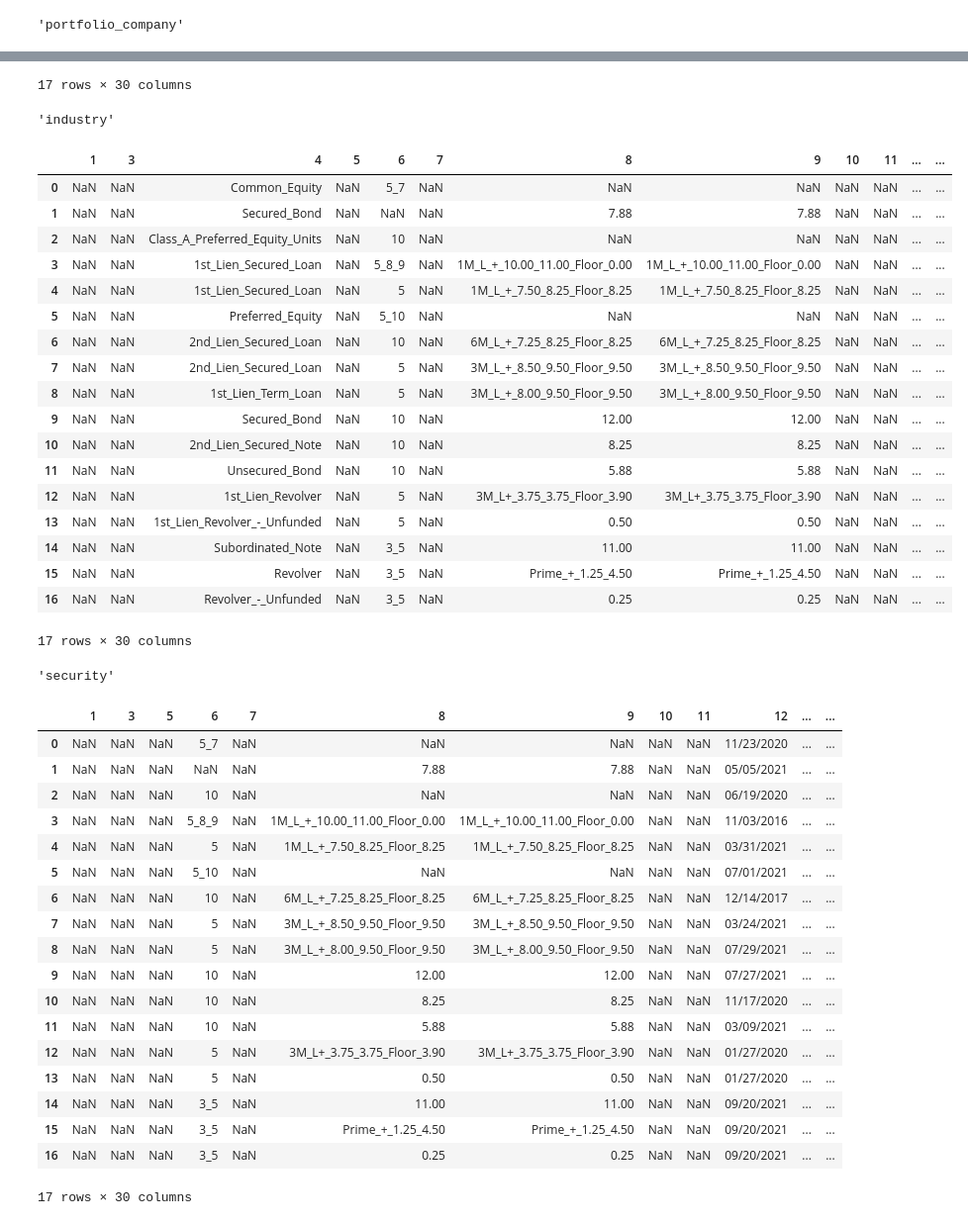
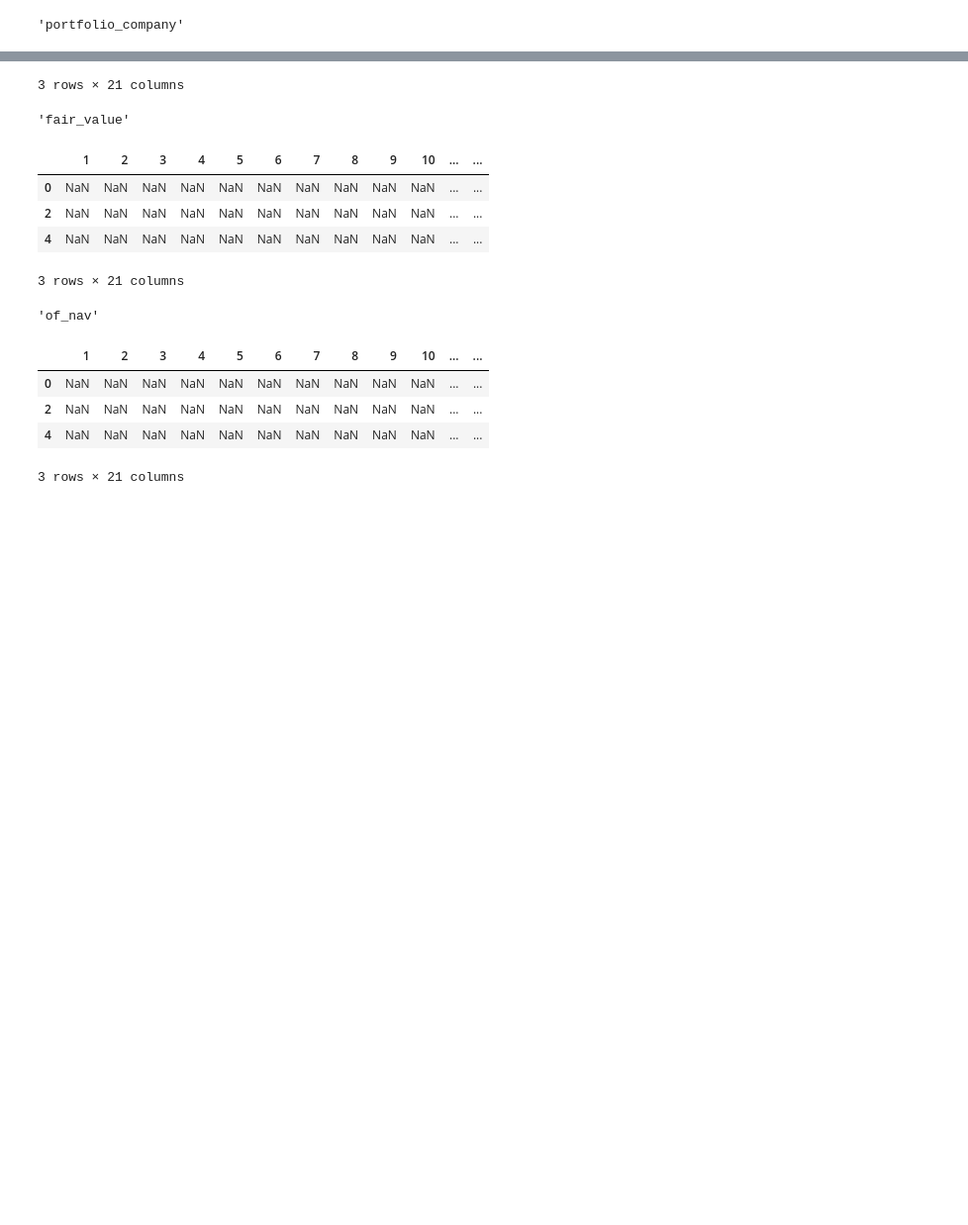
Before and after one commit to Coffee-Code-Philly-Accelerator/sec_filings, a Jupyter notebook: 1675033/debugging.ipynb, the cells around one changed output, grey strips where cells are left out. Shown at 99% size. Saved outputs shown, nothing was run; the diff lists cells and outputs as text; code cells hidden in the pictures; blank space fills up the shorter version.

```diff
--- a/1675033/debugging.ipynb
+++ b/1675033/debugging.ipynb
@@ -734,5 +722,5 @@ INFO:CIK==1675033:2021-09-30/Schedule_of_Investments_3.csv
 # %%
-file_path = r'2021-09-30/Schedule_of_Investments_1.csv'
+file_path = r'2017-12-31/Schedule_of_Investments_3.csv'
 
 def _clean(
     file_path:str,
@@ -802,20 +790,14 @@ def merge_duplicate_columns(
         merged_data = duplicate_data.apply(lambda row: ' '.join(set(row.dropna().astype(str))), axis=1)
         df = df.loc[:, ~mask]
         df[col_name] = merged_data
-        display(df)
+        display(df.iloc[:,:-6])
     return df.reset_index(drop=True),merged_pair_idxs
 
 merged_pair_idxs = {
-    'portfolio_company':np.array([True]+[False]*29),
-    'industry':np.array([False,True]+[False]*28),
-    'security':np.array([False,False]+[True]+[False]*27),
-    'notes':np.array([False,False,False]+[True]+[False]*26),
-    'interest_rate':np.array([False,False,False,False]+[True,True]+[False]*24),
-    'initial_acquisition':np.array([False]*6+[True]+[False]*22),
-    'maturity':np.array([False]*7+[True]+[False]*21),
-    'par_amount_quantity':np.array([False]*9+[True]+[False]*19),
-    'cost':np.array([False]*12+[True]+[False]*16),
-    'fair_value':np.array([False]*15+[True]+[False]*13),
+    'portfolio_company':np.array([True]+[False]*26),
+    'fair_value':np.array([False]*20+[True]+[False]*6),
+    'of_nav':np.array([False]*23+[True]+[False]*3),
+    'cost':np.array([False]*16+[True]+[False]*10),
 }
 # merged_pair_idxs = {}
 ex = exceptions()
@@ -852,41 +820,13 @@ index_list_sum
-17 rows × 30 columns
+3 rows × 21 columns
-'industry'
+'fair_value'
-|  | 1 | 3 | 4 | 5 | 6 | 7 | 8 | 9 | 10 | 11 | ... | ... |
-| 0 | NaN | NaN | Common_Equity | NaN | 5_7 | NaN | NaN | NaN | NaN | NaN | ... | ... |
-| 1 | NaN | NaN | Secured_Bond | NaN | NaN | NaN | 7.88 | 7.88 | NaN | NaN | ... | ... |
-| 2 | NaN | NaN | Class_A_Preferred_Equity_Units | NaN | 10 | NaN | NaN | NaN | NaN | NaN | ... | ... |
-| 3 | NaN | NaN | 1st_Lien_Secured_Loan | NaN | 5_8_9 | NaN | 1M_L_+_10.00_11.00_Floor_0.00 | 1M_L_+_10.00_11.00_Floor_0.00 | NaN | NaN | ... | ... |
-| 4 | NaN | NaN | 1st_Lien_Secured_Loan | NaN | 5 | NaN | 1M_L_+_7.50_8.25_Floor_8.25 | 1M_L_+_7.50_8.25_Floor_8.25 | NaN | NaN | ... | ... |
-| 5 | NaN | NaN | Preferred_Equity | NaN | 5_10 | NaN | NaN | NaN | NaN | NaN | ... | ... |
-| 6 | NaN | NaN | 2nd_Lien_Secured_Loan | NaN | 10 | NaN | 6M_L_+_7.25_8.25_Floor_8.25 | 6M_L_+_7.25_8.25_Floor_8.25 | NaN | NaN | ... | ... |
-| 7 | NaN | NaN | 2nd_Lien_Secured_Loan | NaN | 5 | NaN | 3M_L_+_8.50_9.50_Floor_9.50 | 3M_L_+_8.50_9.50_Floor_9.50 | NaN | NaN | ... | ... |
-| 8 | NaN | NaN | 1st_Lien_Term_Loan | NaN | 5 | NaN | 3M_L_+_8.00_9.50_Floor_9.50 | 3M_L_+_8.00_9.50_Floor_9.50 | NaN | NaN | ... | ... |
-| 9 | NaN | NaN | Secured_Bond | NaN | 10 | NaN | 12.00 | 12.00 | NaN | NaN | ... | ... |
-| 10 | NaN | NaN | 2nd_Lien_Secured_Note | NaN | 10 | NaN | 8.25 | 8.25 | NaN | NaN | ... | ... |
-| 11 | NaN | NaN | Unsecured_Bond | NaN | 10 | NaN | 5.88 | 5.88 | NaN | NaN | ... | ... |
-| 12 | NaN | NaN | 1st_Lien_Revolver | NaN | 5 | NaN | 3M_L+_3.75_3.75_Floor_3.90 | 3M_L+_3.75_3.75_Floor_3.90 | NaN | NaN | ... | ... |
-| 13 | NaN | NaN | 1st_Lien_Revolver_-_Unfunded | NaN | 5 | NaN | 0.50 | 0.50 | NaN | NaN | ... | ... |
-| 14 | NaN | NaN | Subordinated_Note | NaN | 3_5 | NaN | 11.00 | 11.00 | NaN | NaN | ... | ... |
-| 15 | NaN | NaN | Revolver | NaN | 3_5 | NaN | Prime_+_1.25_4.50 | Prime_+_1.25_4.50 | NaN | NaN | ... | ... |
-| 16 | NaN | NaN | Revolver_-_Unfunded | NaN | 3_5 | NaN | 0.25 | 0.25 | NaN | NaN | ... | ... |
+|  | 1 | 2 | 3 | 4 | 5 | 6 | 7 | 8 | 9 | 10 | ... | ... |
+| 0 | NaN | NaN | NaN | NaN | NaN | NaN | NaN | NaN | NaN | NaN | ... | ... |
+| 2 | NaN | NaN | NaN | NaN | NaN | NaN | NaN | NaN | NaN | NaN | ... | ... |
+| 4 | NaN | NaN | NaN | NaN | NaN | NaN | NaN | NaN | NaN | NaN | ... | ... |
-17 rows × 30 columns
+3 rows × 21 columns
-'security'
+'of_nav'
-|  | 1 | 3 | 5 | 6 | 7 | 8 | 9 | 10 | 11 | 12 | ... | ... |
-| 0 | NaN | NaN | NaN | 5_7 | NaN | NaN | NaN | NaN | NaN | 11/23/2020 | ... | ... |
-| 1 | NaN | NaN | NaN | NaN | NaN | 7.88 | 7.88 | NaN | NaN | 05/05/2021 | ... | ... |
-| 2 | NaN | NaN | NaN | 10 | NaN | NaN | NaN | NaN | NaN | 06/19/2020 | ... | ... |
-| 3 | NaN | NaN | NaN | 5_8_9 | NaN | 1M_L_+_10.00_11.00_Floor_0.00 | 1M_L_+_10.00_11.00_Floor_0.00 | NaN | NaN | 11/03/2016 | ... | ... |
-| 4 | NaN | NaN | NaN | 5 | NaN | 1M_L_+_7.50_8.25_Floor_8.25 | 1M_L_+_7.50_8.25_Floor_8.25 | NaN | NaN | 03/31/2021 | ... | ... |
-| 5 | NaN | NaN | NaN | 5_10 | NaN | NaN | NaN | NaN | NaN | 07/01/2021 | ... | ... |
-| 6 | NaN | NaN | NaN | 10 | NaN | 6M_L_+_7.25_8.25_Floor_8.25 | 6M_L_+_7.25_8.25_Floor_8.25 | NaN | NaN | 12/14/2017 | ... | ... |
-| 7 | NaN | NaN | NaN | 5 | NaN | 3M_L_+_8.50_9.50_Floor_9.50 | 3M_L_+_8.50_9.50_Floor_9.50 | NaN | NaN | 03/24/2021 | ... | ... |
-| 8 | NaN | NaN | NaN | 5 | NaN | 3M_L_+_8.00_9.50_Floor_9.50 | 3M_L_+_8.00_9.50_Floor_9.50 | NaN | NaN | 07/29/2021 | ... | ... |
-| 9 | NaN | NaN | NaN | 10 | NaN | 12.00 | 12.00 | NaN | NaN | 07/27/2021 | ... | ... |
-| 10 | NaN | NaN | NaN | 10 | NaN | 8.25 | 8.25 | NaN | NaN | 11/17/2020 | ... | ... |
-| 11 | NaN | NaN | NaN | 10 | NaN | 5.88 | 5.88 | NaN | NaN | 03/09/2021 | ... | ... |
-| 12 | NaN | NaN | NaN | 5 | NaN | 3M_L+_3.75_3.75_Floor_3.90 | 3M_L+_3.75_3.75_Floor_3.90 | NaN | NaN | 01/27/2020 | ... | ... |
-| 13 | NaN | NaN | NaN | 5 | NaN | 0.50 | 0.50 | NaN | NaN | 01/27/2020 | ... | ... |
-| 14 | NaN | NaN | NaN | 3_5 | NaN | 11.00 | 11.00 | NaN | NaN | 09/20/2021 | ... | ... |
-| 15 | NaN | NaN | NaN | 3_5 | NaN | Prime_+_1.25_4.50 | Prime_+_1.25_4.50 | NaN | NaN | 09/20/2021 | ... | ... |
-| 16 | NaN | NaN | NaN | 3_5 | NaN | 0.25 | 0.25 | NaN | NaN | 09/20/2021 | ... | ... |
+|  | 1 | 2 | 3 | 4 | 5 | 6 | 7 | 8 | 9 | 10 | ... | ... |
+| 0 | NaN | NaN | NaN | NaN | NaN | NaN | NaN | NaN | NaN | NaN | ... | ... |
+| 2 | NaN | NaN | NaN | NaN | NaN | NaN | NaN | NaN | NaN | NaN | ... | ... |
+| 4 | NaN | NaN | NaN | NaN | NaN | NaN | NaN | NaN | NaN | NaN | ... | ... |
-17 rows × 30 columns
+3 rows × 21 columns
```
Also changed, not shown: parts of 2 cells of this notebook.
